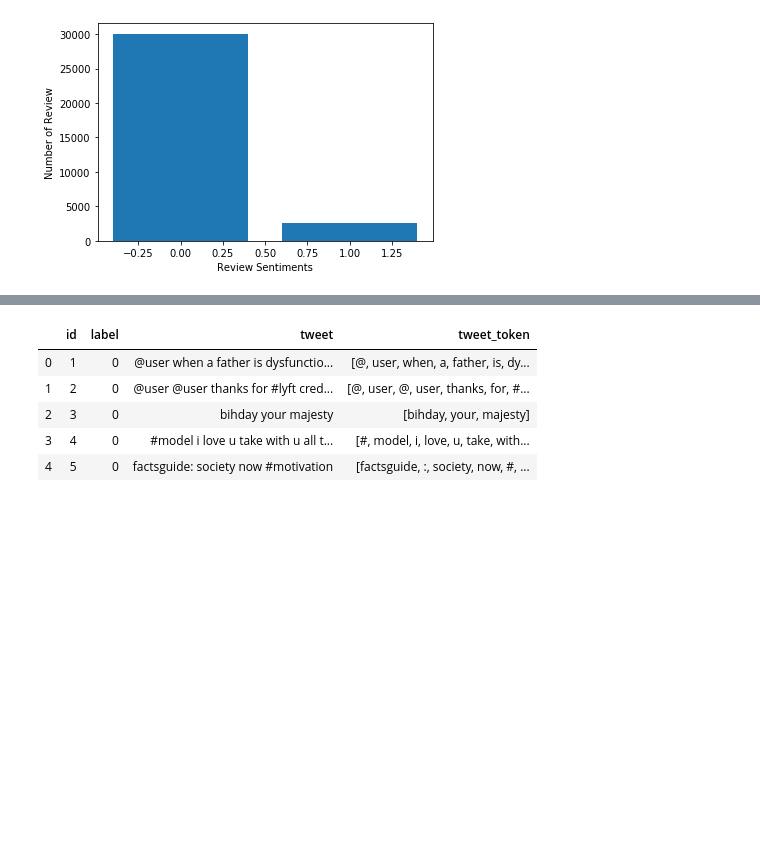
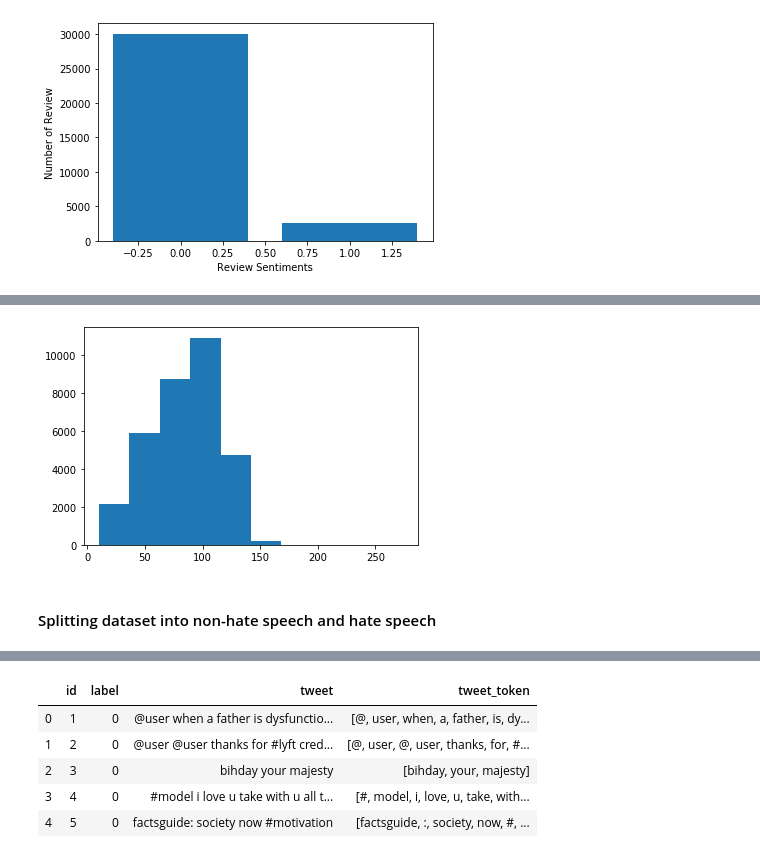
Before and after one commit to kashyrskyy/Twitter-Machine-Learning-Model, a Jupyter notebook: Jupyter Notebook.ipynb, the cells around one changed output, grey strips where cells are left out. Cells and saved outputs as stored; diff of their text form; code cells hidden in the pictures; blank space fills up the shorter version.

```diff
--- a/Jupyter Notebook.ipynb
+++ b/Jupyter Notebook.ipynb
@@ -214,0 +282,14 @@ plt.show()
+# %%
+# the length distribution of all tweets
+#data.head()
+length_tweets = []
+
+for i in range(len(data)):
+    length_tweets.append(len(data.tweet[i]))
+
+plt.hist(length_tweets)
+plt.show()
+# %% [output]
+[figure, added]
+# %% [markdown]
+#### Splitting dataset into non-hate speech and hate speech
```
Also changed, not shown: parts of 28 cells of this notebook.
